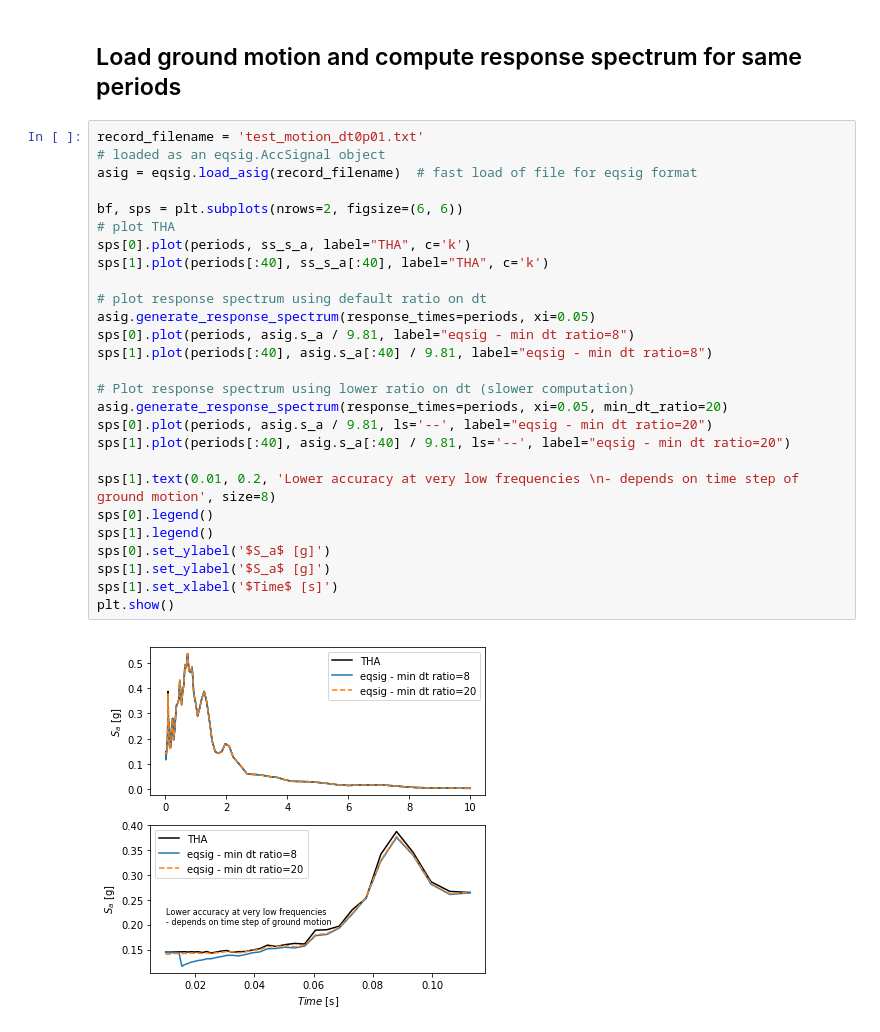
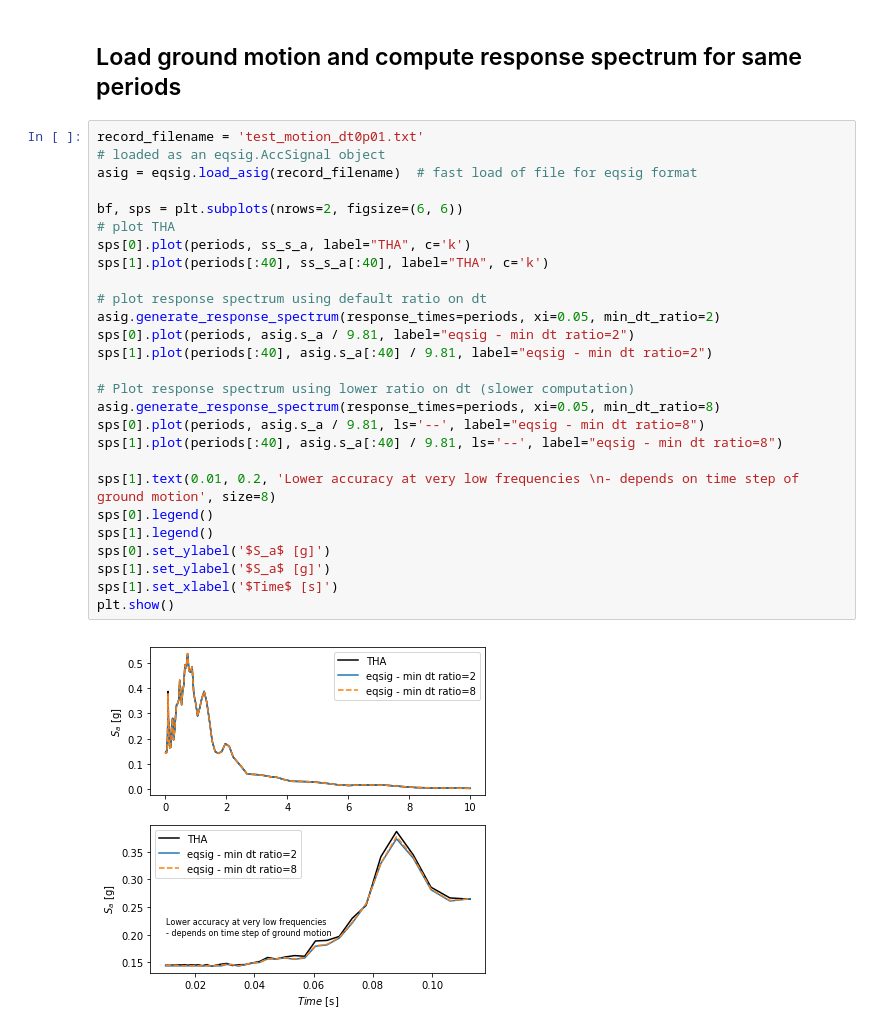
Before and after one commit to eng-tools/eqsig, a Jupyter notebook: examples/example_response_spectra.ipynb, the cells around one changed output. Drawn from its saved outputs; the diff is of its cells as text.

Commit message:
v1.1.0 * Fixed issue with second order term in sdof response spectrum calculation which effected high frequency response, updated example to show difference

```diff
--- a/examples/example_response_spectra.ipynb
+++ b/examples/example_response_spectra.ipynb
@@ -81,29 +81,29 @@ ss_s_a = data[:, 1]
 # %%
 record_filename = 'test_motion_dt0p01.txt'
 # loaded as an eqsig.AccSignal object
 asig = eqsig.load_asig(record_filename)  # fast load of file for eqsig format
 
 bf, sps = plt.subplots(nrows=2, figsize=(6, 6))
 # plot THA
 sps[0].plot(periods, ss_s_a, label="THA", c='k')
 sps[1].plot(periods[:40], ss_s_a[:40], label="THA", c='k')
 
 # plot response spectrum using default ratio on dt
-asig.generate_response_spectrum(response_times=periods, xi=0.05)
-sps[0].plot(periods, asig.s_a / 9.81, label="eqsig - min dt ratio=8")
-sps[1].plot(periods[:40], asig.s_a[:40] / 9.81, label="eqsig - min dt ratio=8")
+asig.generate_response_spectrum(response_times=periods, xi=0.05, min_dt_ratio=2)
+sps[0].plot(periods, asig.s_a / 9.81, label="eqsig - min dt ratio=2")
+sps[1].plot(periods[:40], asig.s_a[:40] / 9.81, label="eqsig - min dt ratio=2")
 
 # Plot response spectrum using lower ratio on dt (slower computation)
-asig.generate_response_spectrum(response_times=periods, xi=0.05, min_dt_ratio=20)
-sps[0].plot(periods, asig.s_a / 9.81, ls='--', label="eqsig - min dt ratio=20")
-sps[1].plot(periods[:40], asig.s_a[:40] / 9.81, ls='--', label="eqsig - min dt ratio=20")
+asig.generate_response_spectrum(response_times=periods, xi=0.05, min_dt_ratio=8)
+sps[0].plot(periods, asig.s_a / 9.81, ls='--', label="eqsig - min dt ratio=8")
+sps[1].plot(periods[:40], asig.s_a[:40] / 9.81, ls='--', label="eqsig - min dt ratio=8")
 
 sps[1].text(0.01, 0.2, 'Lower accuracy at very low frequencies \n- depends on time step of ground motion', size=8)
 sps[0].legend()
 sps[1].legend()
 sps[0].set_ylabel('$S_a$ [g]')
 sps[1].set_ylabel('$S_a$ [g]')
 sps[1].set_xlabel('$Time$ [s]')
 plt.show()
 # %% [output]
-[figure, old version]
+[figure, new version]
```
Also changed, not shown: parts of 2 cells of this notebook, 6 other files.
